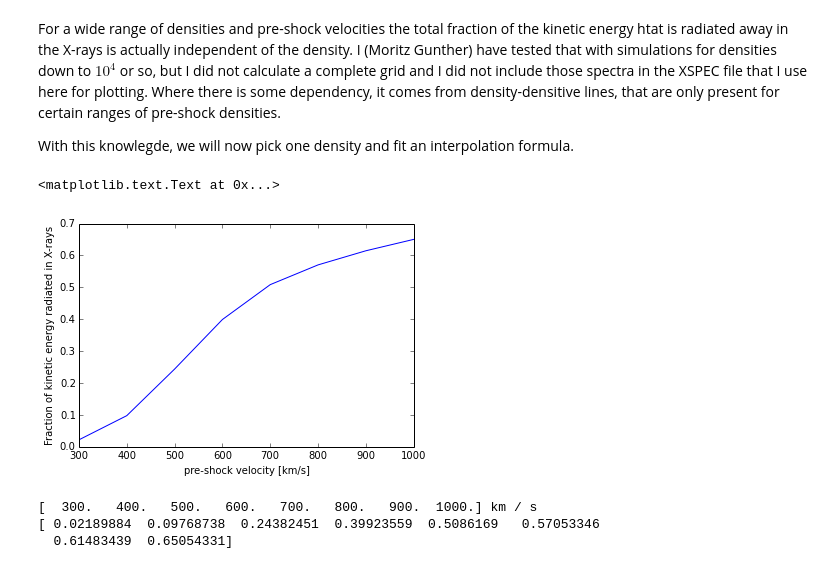
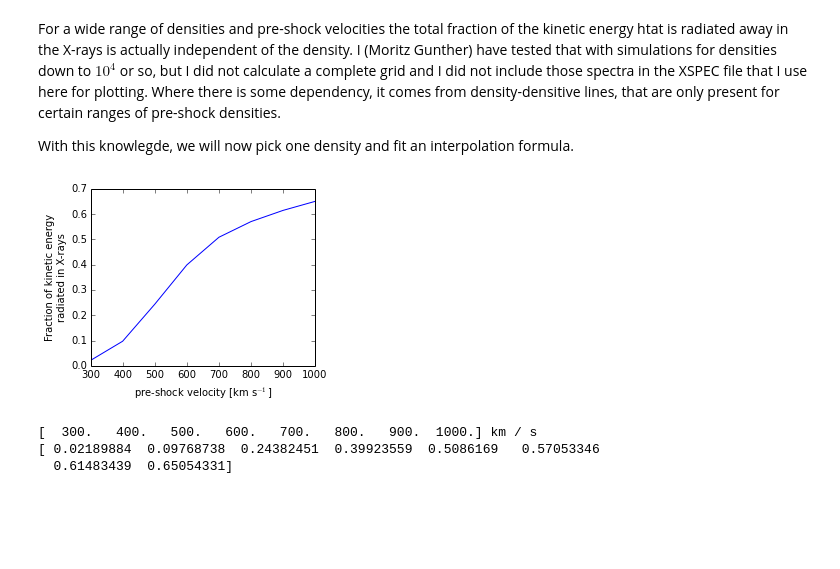
Before and after one commit to hamogu/RecollimationXrayCTTS, a Jupyter notebook: scripts/jet_recol_shocks.ipynb, the cells around one changed output. Saved outputs shown, nothing was run; the diff lists cells and outputs as text; code cells hidden in the pictures; blank space fills up the shorter version.

```diff
--- a/scripts/jet_recol_shocks.ipynb
+++ b/scripts/jet_recol_shocks.ipynb
@@ -98,10 +98,6 @@ for i, (omega0,c,l) in enumerate(zip([omega_fiducial, 0.1,2, ode.start()], 'rgbk
     ode.solve(omega0, z)
     ode.plot_params(axes, label='$\\omega_0={0:5.2f}$ AU'.format(omega0),
                     bins=np.arange(0,4.51,.5), color=c, linestyle=l, linewidth=2)
-    if i==0:
-        ind = ode.z > 5
-        axes[-1].hist(ode.T_postshock[ind]/1e6, weights=ode.massflux[ind]/ode.massflux.sum(),
-                      bins=np.arange(0,4.51,.5), color=c, linewidth=0)
 
 axes[3].set_ylim([0, None])
 axes[3].set_xlim([0, 5])
@@ -240,14 +236,17 @@ def mdotlatex(value):
     latex_value = "{0:1.0g}".format(value)
     if "e" in latex_value:
         s = latex_value.split('e')
-        latex_value = '{0}\\times 10^{{{1}{2}}}'.format(s[0], s[1][0], s[1][1:].lstrip('0'))
-    return latex_value
+        if s[0] == '1':
+            return '10^{{{0}{1}}}'.format(s[1][0], s[1][1:].lstrip('0'))
+        else:
+            return '{0}\\times 10^{{{1}{2}}}'.format(s[0], s[1][0], s[1][1:].lstrip('0'))
+
 
 z = np.arange(0,1500., .01)
 
 fig, axes = StellarWindShock.setup_plot()
 
-for m,c,l in zip([6e16,6e17, 12e17, 6e18], 'rgbk', ['solid', 'dashed', 'dashdot', 'dotted'] ):
+for m,c,l in zip([6.5e16,6.5e17, 6.5e18], 'rgbk', ['solid', 'dashed', 'dashdot', 'dotted'] ):
 
     ode = StellarWindShock(p_fiducial, v_fiducial, m)
     ode.solve(omega_fiducial, z)
@@ -499,12 +501,17 @@ For a wide range of densities and pre-shock velocities the total fraction of the
 
 With this knowlegde, we will now pick one density and fit an interpolation formula.
 # %%
-plt.plot(v[0::5].value, xfrac[1::5].value)
-plt.xlabel('pre-shock velocity [km/s]')
-plt.ylabel('Fraction of kinetic energy radiated in X-rays')
+fig = plt.figure(figsize=(4,3))
+ax = fig.add_subplot(111)
+ax.plot(v[0::5].value, xfrac[1::5].value)
+ax.set_xlabel('pre-shock velocity [km s$^{-1}$]')
+ax.set_ylabel('Fraction of kinetic energy\nradiated in X-rays')
+
+fig.subplots_adjust(left=0.17, bottom=0.15, right=.95, top=.97)
+fig.savefig(plotdir + 'fracxray/fracxray.png', dpi=600)
+fig.savefig(plotdir + 'fracxray/fracxray.eps')
 # %% [output]
-<matplotlib.text.Text at 0x...>
-[figure, old version]
+[figure, new version]
 # %%
 print v[1::5]
 print xfrac[1::5]
```
Also changed, not shown: parts of 3 cells of this notebook, 3 other files.
